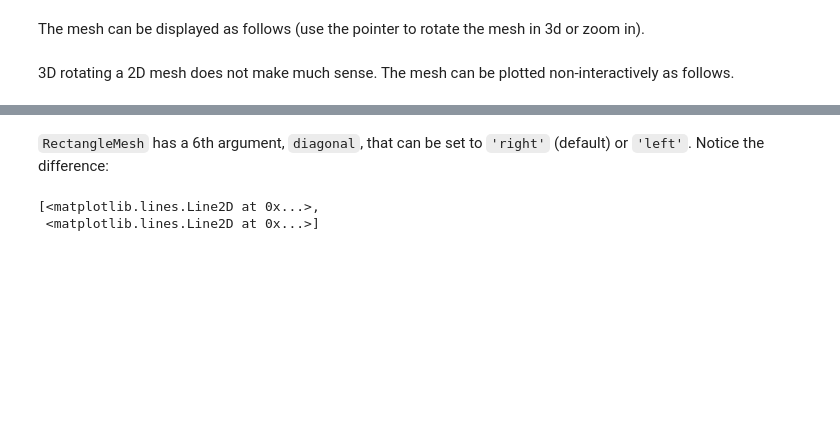
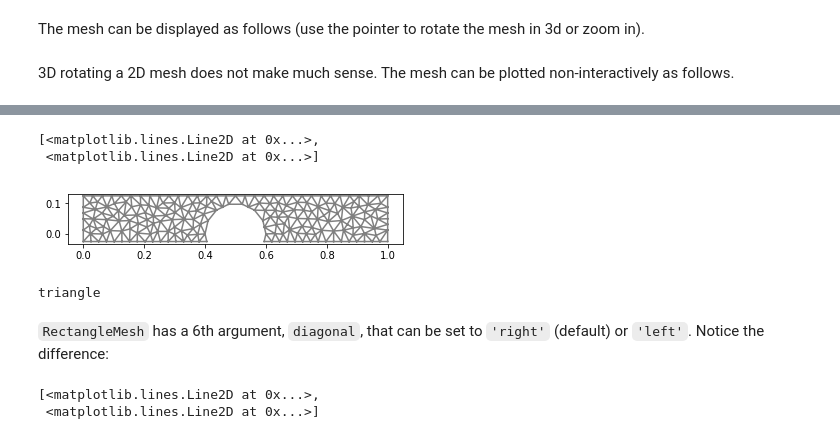
Before and after one commit to mason1921/tp_fenics, a Jupyter notebook: 01-Linear-Elasticity/1.0-Cantilever_beam.ipynb, the cells around one changed output, grey strips where cells are left out. Cells and saved outputs as stored; diff of their text form; code cells hidden in the pictures; blank space fills up the shorter version.

```diff
--- a/01-Linear-Elasticity/1.0-Cantilever_beam.ipynb
+++ b/01-Linear-Elasticity/1.0-Cantilever_beam.ipynb
@@ -94,0 +95,9 @@ dolfin.plot(mesh)
+# %%
+rect = mshr.Rectangle(fenics.Point(0.,-0.5*d),fenics.Point(ell,0.5*d*5))
+circle = mshr.Circle(fenics.Point(ell/2,0), .1)
+mesh1 = mshr.generate_mesh(rect-circle,20)
+fenics.plot(mesh1)
+# %% [output]
+[<matplotlib.lines.Line2D at 0x...>,
+ <matplotlib.lines.Line2D at 0x...>]
+[figure, added]
@@ -95,3 +106,7 @@ dolfin.plot(mesh)
+# %%
+mesh1.ufl_cell()
+# %% [output]
+triangle
 # %% [markdown]
 ``RectangleMesh`` has a 6th argument, ``diagonal``, that can be set to ``'right'`` (default) or ``'left'``. Notice the difference:
 # %%
```
Also changed, not shown: parts of 39 cells of this notebook, 3 other files.
